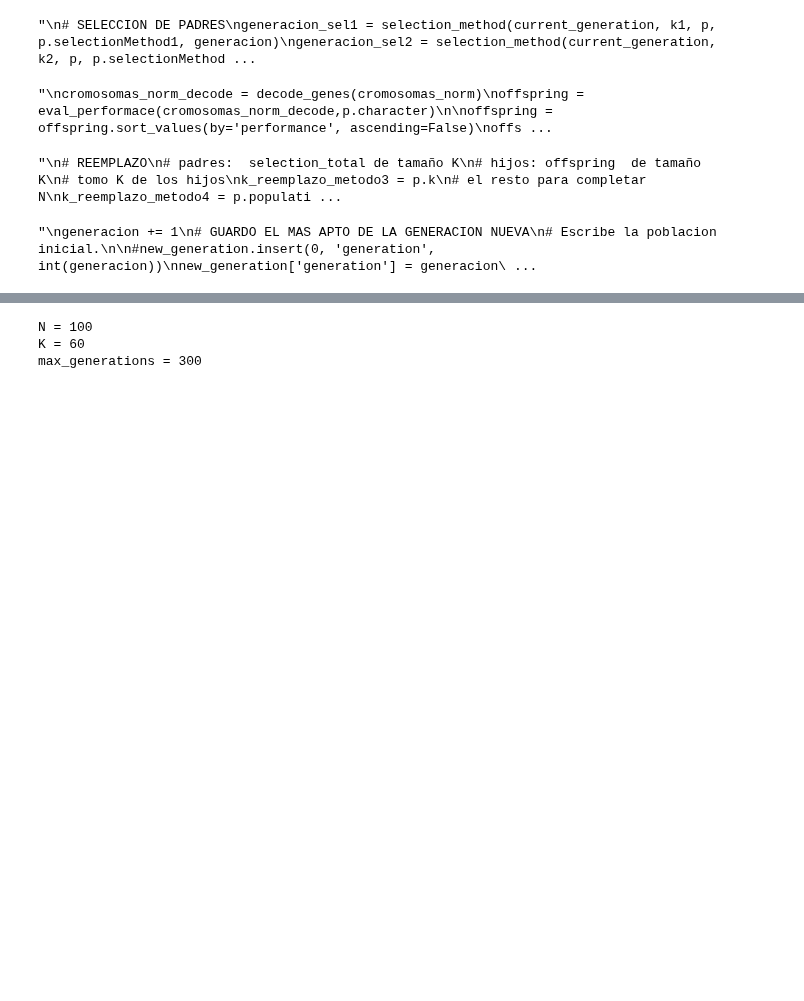
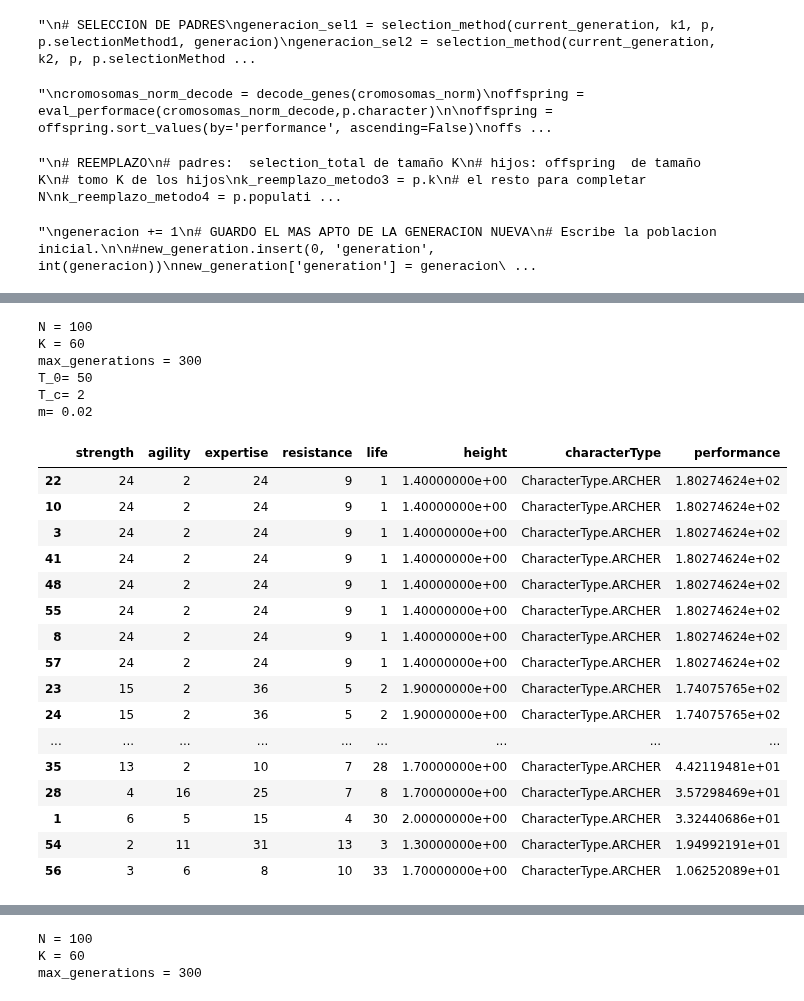
Before and after one commit to marianopm/sia-tp2, a Jupyter notebook: main-test.ipynb, the cells around one changed output, grey strips where cells are left out. Cells and saved outputs as stored; diff of their text form; code cells hidden in the pictures; blank space fills up the shorter version.

```diff
--- a/main-test.ipynb
+++ b/main-test.ipynb
@@ -300,0 +352,52 @@ mas_apto_NG.to_csv(f'datos-Prueba1.csv', mode='a', header=False, index=False)
+# %%
+p = parameters()
+print(f'N = {p.populationNumber}')
+print(f'K = {p.k}')
+max_generations = p.numberOfGenerations
+print(f'max_generations = {p.numberOfGenerations}')
+
+# Generacion 0
+generation_0 = generate_init_population(p.populationNumber,p.maxStatsValue,p.character)
+
+# Example BOLTZMANN
+
+max_generation = p.numberOfGenerations
+generation = 10
+k = p.k                                 # Number of desired selected individuals.
+T_0 = p.boltzmannT_0                                # Initial temperature.
+T_c = p.boltzmannT_c                          # Offset value for temperature exponential function.
+#reference_generation = max_generation   # Reference generation where 0 < (T_0 - T_offset) = 0.015 = deltaT is desired.
+#deltaT = 0.015                          # 0 < (T_0 - T_offset) = deltaT at reference generation.
+#m = - (np.log(deltaT) - np.log(T_0 - T_offset)) / reference_generation
+m = p.boltzmannM
+print(f'T_0= {T_0}')
+print(f'T_c= {T_c}')
+print(f'm= {m}')
+
+new_boltzmann_selection = boltzmann_selection(generation_0,k,generation,T_0,T_c,m)
+
+new_boltzmann_selection
+# %% [output]
+N = 100
+K = 60
+max_generations = 300
+T_0= 50
+T_c= 2
+m= 0.02
+|  | strength | agility | expertise | resistance | life | height | characterType | performance |
+| 22 | 24 | 2 | 24 | 9 | 1 | 1.40000000e+00 | CharacterType.ARCHER | 1.80274624e+02 |
+| 10 | 24 | 2 | 24 | 9 | 1 | 1.40000000e+00 | CharacterType.ARCHER | 1.80274624e+02 |
+| 3 | 24 | 2 | 24 | 9 | 1 | 1.40000000e+00 | CharacterType.ARCHER | 1.80274624e+02 |
+| 41 | 24 | 2 | 24 | 9 | 1 | 1.40000000e+00 | CharacterType.ARCHER | 1.80274624e+02 |
+| 48 | 24 | 2 | 24 | 9 | 1 | 1.40000000e+00 | CharacterType.ARCHER | 1.80274624e+02 |
+| 55 | 24 | 2 | 24 | 9 | 1 | 1.40000000e+00 | CharacterType.ARCHER | 1.80274624e+02 |
+| 8 | 24 | 2 | 24 | 9 | 1 | 1.40000000e+00 | CharacterType.ARCHER | 1.80274624e+02 |
+| 57 | 24 | 2 | 24 | 9 | 1 | 1.40000000e+00 | CharacterType.ARCHER | 1.80274624e+02 |
+| 23 | 15 | 2 | 36 | 5 | 2 | 1.90000000e+00 | CharacterType.ARCHER | 1.74075765e+02 |
+| 24 | 15 | 2 | 36 | 5 | 2 | 1.90000000e+00 | CharacterType.ARCHER | 1.74075765e+02 |
+| ... | ... | ... | ... | ... | ... | ... | ... | ... |
+| 35 | 13 | 2 | 10 | 7 | 28 | 1.70000000e+00 | CharacterType.ARCHER | 4.42119481e+01 |
+| 28 | 4 | 16 | 25 | 7 | 8 | 1.70000000e+00 | CharacterType.ARCHER | 3.57298469e+01 |
+| 1 | 6 | 5 | 15 | 4 | 30 | 2.00000000e+00 | CharacterType.ARCHER | 3.32440686e+01 |
+| 54 | 2 | 11 | 31 | 13 | 3 | 1.30000000e+00 | CharacterType.ARCHER | 1.94992191e+01 |
+| 56 | 3 | 6 | 8 | 10 | 33 | 1.70000000e+00 | CharacterType.ARCHER | 1.06252089e+01 |
```
Also changed, not shown: parts of 9 cells of this notebook, 8 other files.
